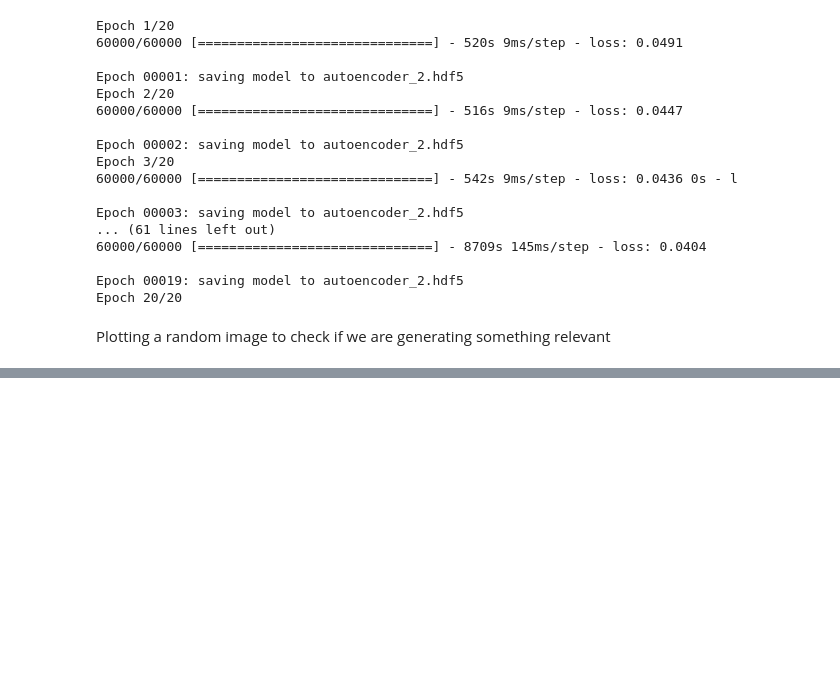
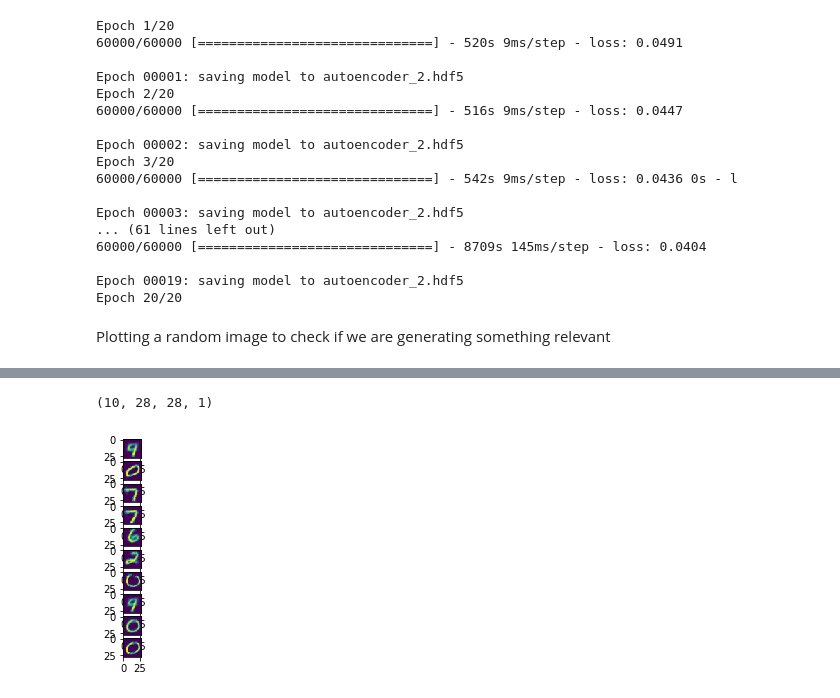
Before and after one commit to vaibhav369/generative-deep-learning, a Jupyter notebook: autoencoder/autoencoder.ipynb, the cells around one changed output, grey strips where cells are left out. Cells and saved outputs as stored; diff of their text form; code cells hidden in the pictures; blank space fills up the shorter version.

```diff
--- a/autoencoder/autoencoder.ipynb
+++ b/autoencoder/autoencoder.ipynb
@@ -220,0 +266,17 @@ plt.show()
+# %%
+num_digits_to_show = 10
+
+random_coords = np.random.normal(loc=0.0, scale=15, size=(num_digits_to_show, 2))
+generated_digit_imgs = decoder.predict(random_coords)
+
+generated_digit_imgs.shape
+# %% [output]
+(10, 28, 28, 1)
+# %%
+generated_digit_imgs = np.squeeze(generated_digit_imgs)
+
+for digit in generated_digit_imgs:
+    plt.imshow(digit)
+    plt.show
+# %% [output]
+[figure, added]
```
Also changed, not shown: parts of 12 cells of this notebook.
